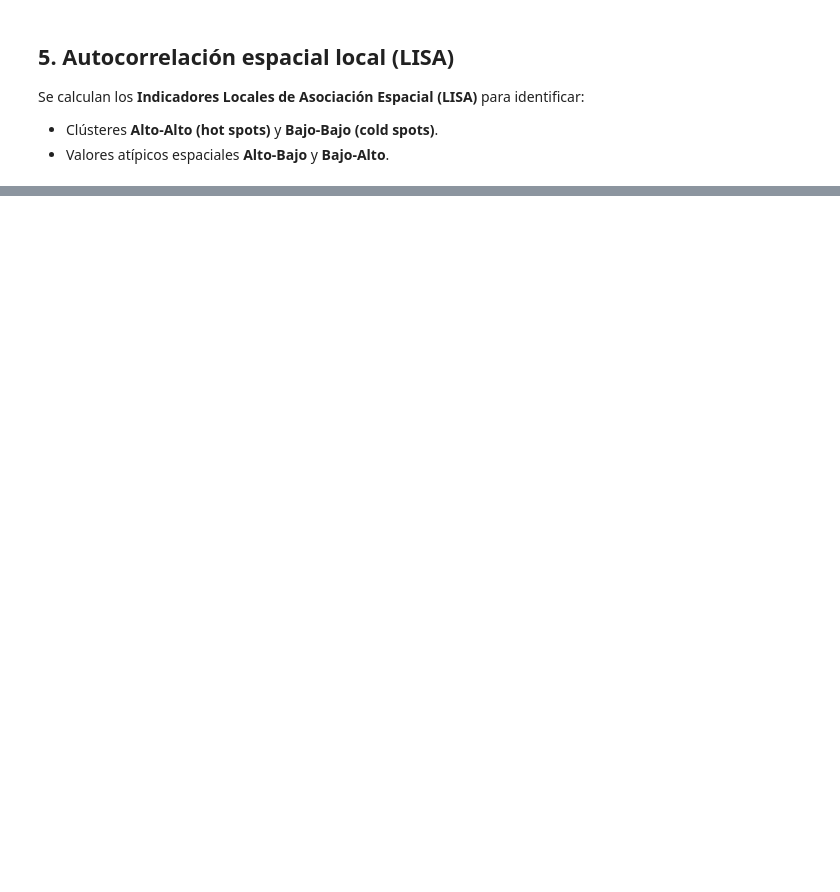
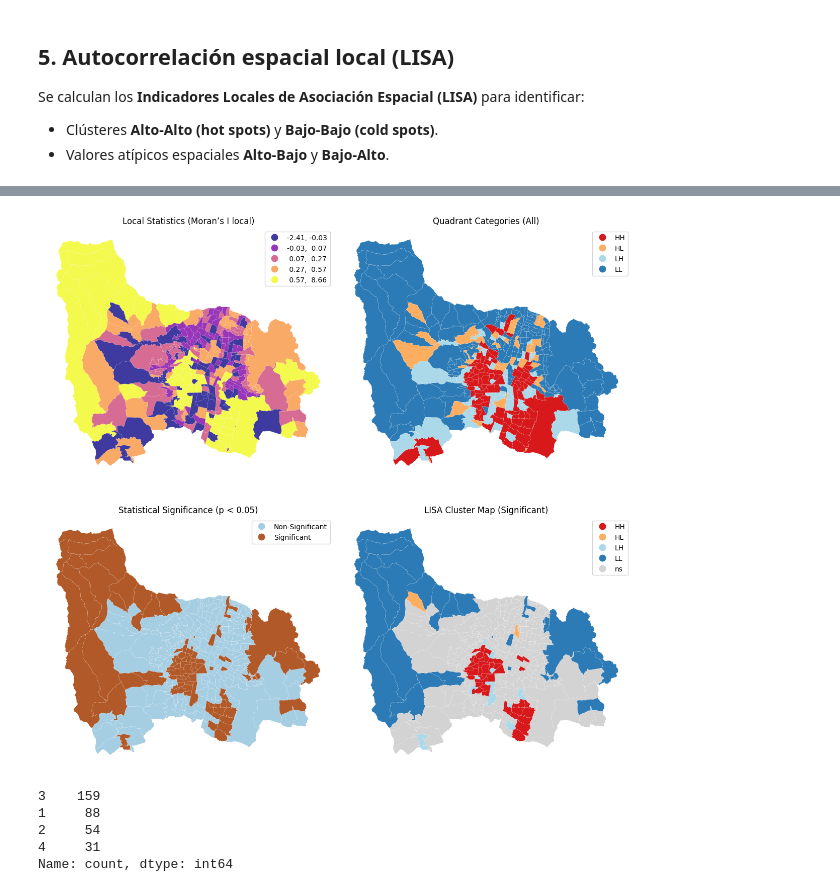
Before and after one commit to jdavidortega/Geographic_Data_Science_with_Python, a Jupyter notebook: Geospatial/autocorrelacion_espacial.ipynb, the cells around one changed output, grey strips where cells are left out. Saved outputs shown, nothing was run; the diff lists cells and outputs as text; code cells hidden in the pictures; blank space fills up the shorter version.

```diff
--- a/Geospatial/autocorrelacion_espacial.ipynb
+++ b/Geospatial/autocorrelacion_espacial.ipynb
@@ -259,0 +237,65 @@ plt.show()
+# %%
+# Crear figura
+f, axs = plt.subplots(nrows=2, ncols=2, figsize=(12, 12))
+axs = axs.flatten()
+
+# Mapa de valores del estadístico local
+ax = axs[0]
+barrios_hurtos.plot(
+    column="Is",
+    cmap="plasma",
+    scheme="quantiles",
+    k=5,
+    edgecolor="white",
+    linewidth=0.1,
+    alpha=0.8,
+    legend=True,
+    ax=ax,
+)
+ax.set_title("Local Statistics (Moran’s I local)", fontsize=12)
+ax.axis("off")
+
+# Cuadrantes del diagrama de dispersión (sin filtrar por p)
+ax = axs[1]
+lisa_cluster(moran_local, barrios_hurtos, p=1, ax=ax)
+ax.set_title("Quadrant Categories (All)", fontsize=12)
+ax.axis("off")
+
+# Significancia estadística
+ax = axs[2]
+barrios_hurtos["signif"] = (
+    pd.Series((moran_local.p_sim < 0.05).astype(int), index=barrios_hurtos.index)
+    .map({1: "Significant", 0: "Non-Significant"})
+)
+barrios_hurtos.plot(
+    column="signif",
+    categorical=True,
+    cmap="Paired",
+    linewidth=0.1,
+    edgecolor="white",
+    legend=True,
+    ax=ax,
+)
+ax.set_title("Statistical Significance (p < 0.05)", fontsize=12)
+ax.axis("off")
+
+# Mapa LISA (solo observaciones significativas)
+ax = axs[3]
+lisa_cluster(moran_local, barrios_hurtos, p=0.05, ax=ax)
+ax.set_title("LISA Cluster Map (Significant)", fontsize=12)
+ax.axis("off")
+
+# Ajuste final
+f.tight_layout()
+plt.show()
+# %% [output]
+[figure, added]
+# %%
+# Evalua en que cuadrante estan los municipios y veredas para la variable de interés
+pd.Series(moran_local.q).value_counts()
+# %% [output]
+3    159
+1     88
+2     54
+4     31
+Name: count, dtype: int64
```
Also changed, not shown: parts of 8 cells of this notebook.
